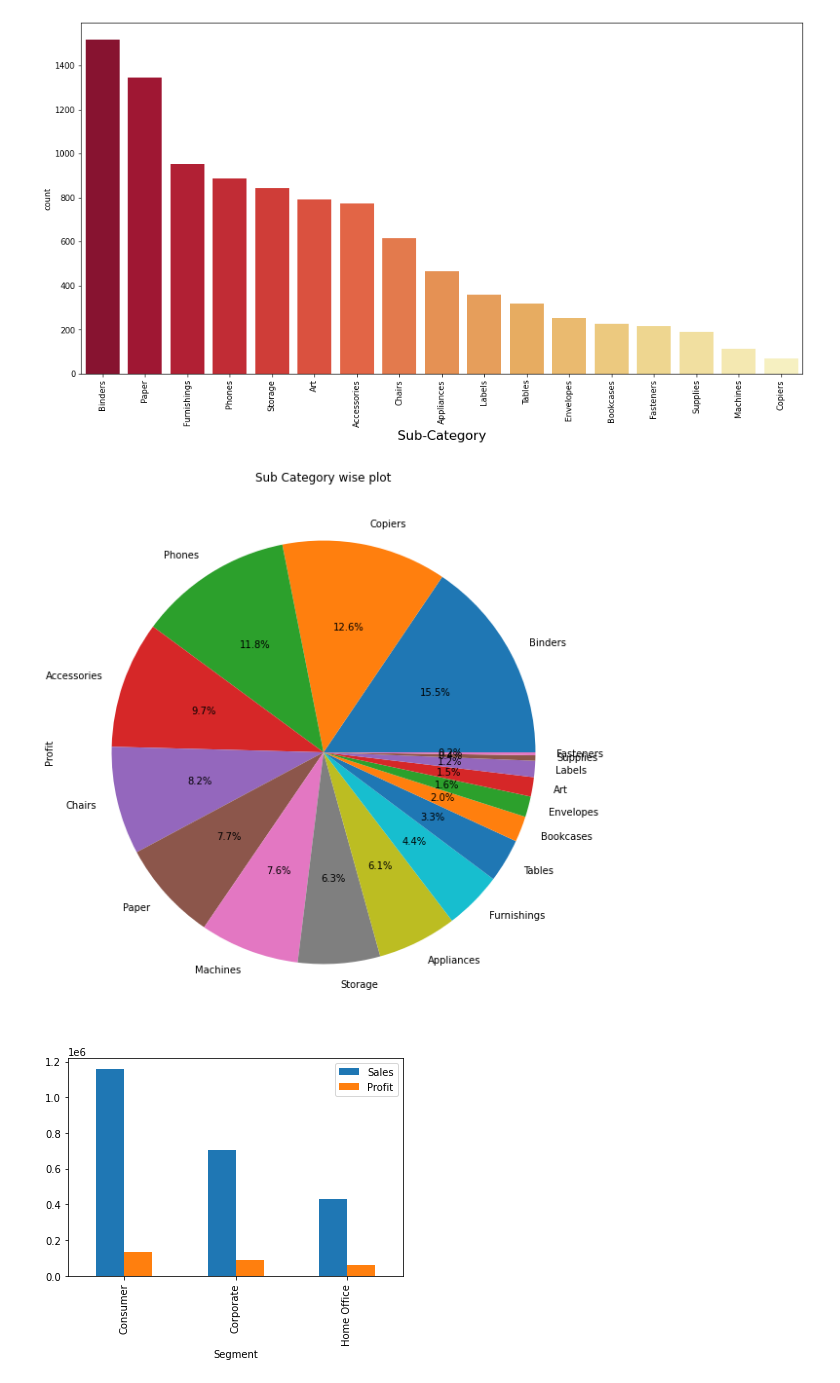
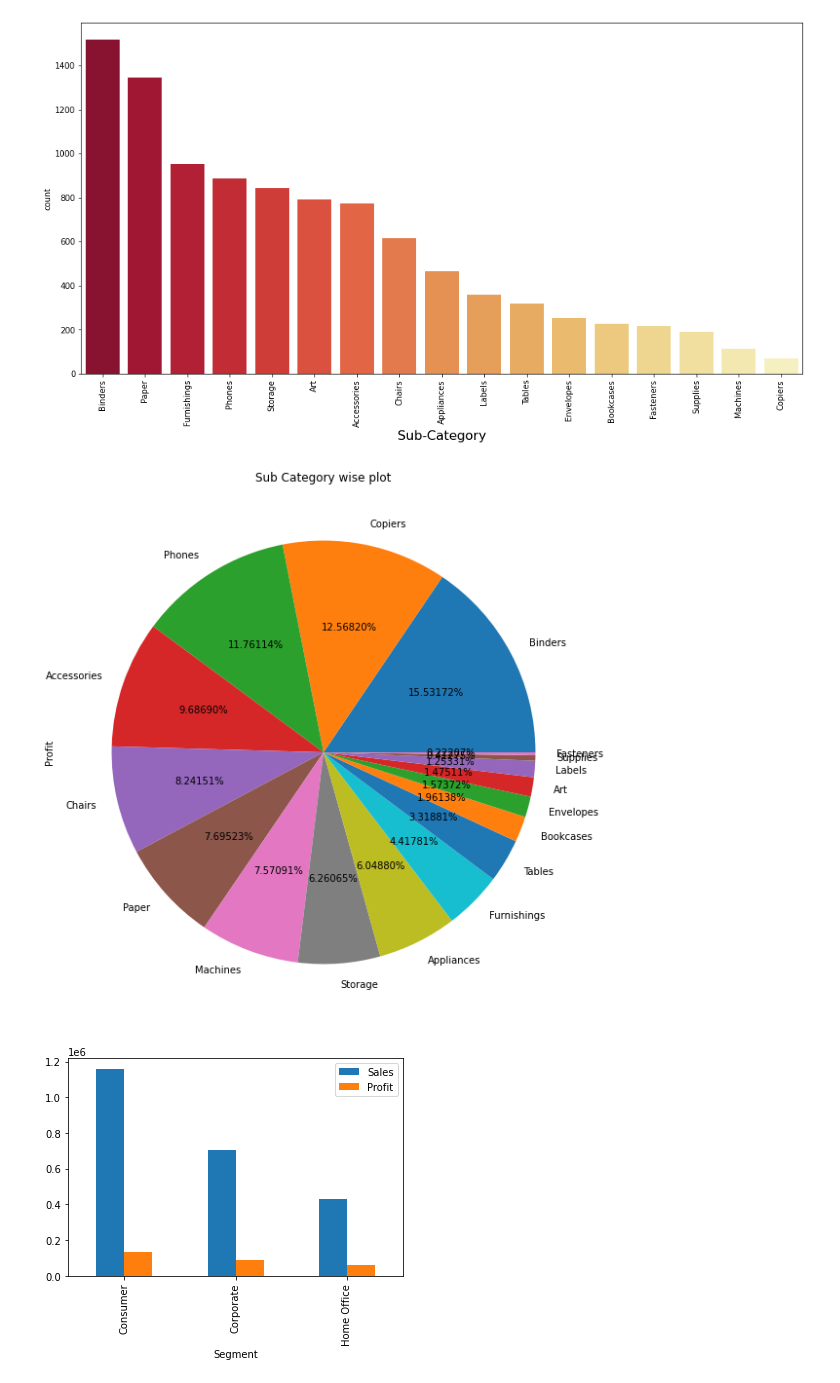
Before and after one commit to shreyakumar05/SparksFoundationTask, a Jupyter notebook: Superstore_EDA_Task3.ipynb, the cells around one changed output. Cells and saved outputs as stored; diff of their text form; code cells hidden in the pictures.

```diff
--- a/Superstore_EDA_Task3.ipynb
+++ b/Superstore_EDA_Task3.ipynb
@@ -250,12 +250,12 @@ plt.show()
 # %%
 x = df_profit.groupby('Sub-Category')['Profit'].sum().sort_values(ascending = False)
 
 plt.figure(figsize = (10,10))
-x.plot.pie(autopct = "%1.1f%%")
+x.plot.pie(autopct = "%1.5f%%")
 plt.title('Sub Category wise plot')
 plt.show()
 # %% [output]
-[figure, old version]
+[figure, new version]
 # %%
 y = df.groupby('Segment')[['Sales', 'Profit']].sum()
 y.plot.bar()
```
Also changed, not shown: parts of 1 cell of this notebook.
